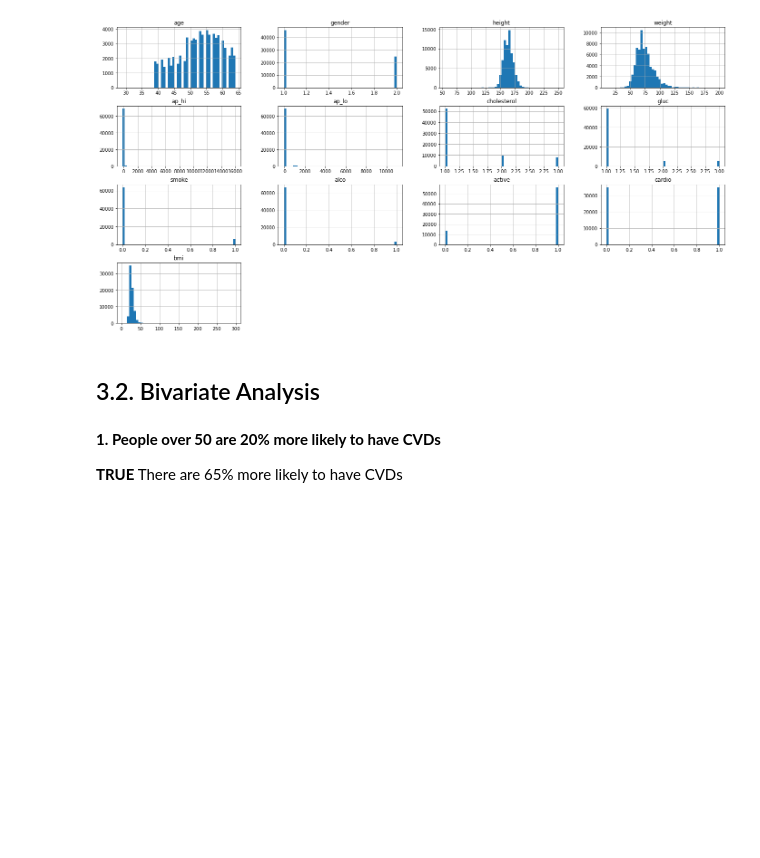
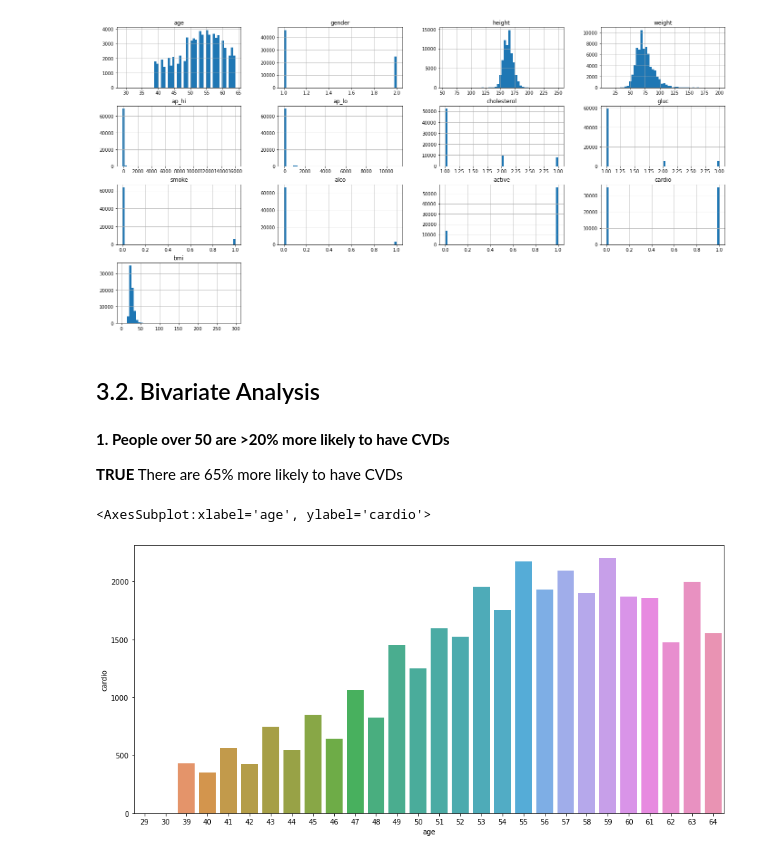
Before and after one commit to HenriqueCR1291/cardio_catch_diseases, a Jupyter notebook: m01_cardio_catch_diseases.ipynb, the cells around one changed output. Drawn from its saved outputs; the diff is of its cells as text; code cells hidden in the pictures; blank space fills up the shorter version.

```diff
--- a/m01_cardio_catch_diseases.ipynb
+++ b/m01_cardio_catch_diseases.ipynb
@@ -270,6 +270,15 @@ df32.hist(figsize=(24,12), bins=50);
 # %% [markdown]
 ## 3.2. Bivariate Analysis
 # %% [markdown]
-**1. People over 50 are 20% more likely to have CVDs**
+**1. People over 50 are >20% more likely to have CVDs**
 
 **TRUE** There are 65% more likely to have CVDs
+# %%
+aux1 = df3[['age', 'cardio']].groupby('age').sum().reset_index()
+
+fig_dims = (15, 7)
+fig, ax = plt.subplots(figsize=fig_dims)
+sns.barplot(x='age', y='cardio', ax=ax, data=aux1)
+# %% [output]
+<AxesSubplot:xlabel='age', ylabel='cardio'>
+[figure, added]
```
Also changed, not shown: parts of 10 cells of this notebook.
